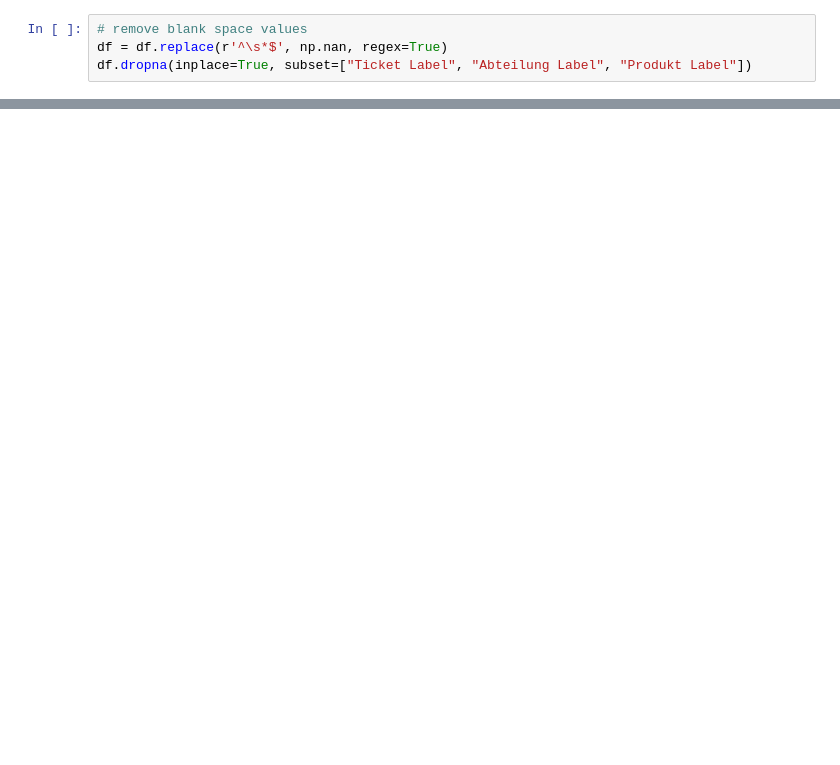
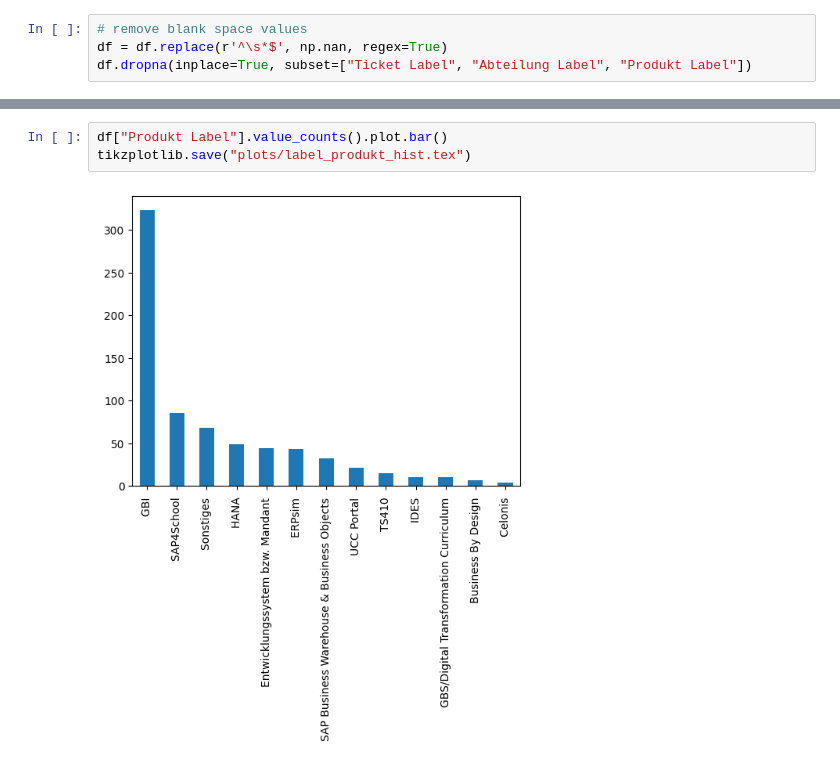
Before and after one commit to TheEliasBe/TicketClassification, a Jupyter notebook: notebooks/ticket_stats.ipynb, the cells around one changed output, grey strips where cells are left out. Drawn from its saved outputs; the diff is of its cells as text; blank space fills up the shorter version.

```diff
--- a/notebooks/ticket_stats.ipynb
+++ b/notebooks/ticket_stats.ipynb
@@ -27,0 +58,5 @@ df["Abteilung Label"].value_counts().plot.bar()
+# %%
+df["Produkt Label"].value_counts().plot.bar()
+tikzplotlib.save("plots/label_produkt_hist.tex")
+# %% [output]
+[figure, added]
```
Also changed, not shown: parts of 5 cells of this notebook, 17 other files.
